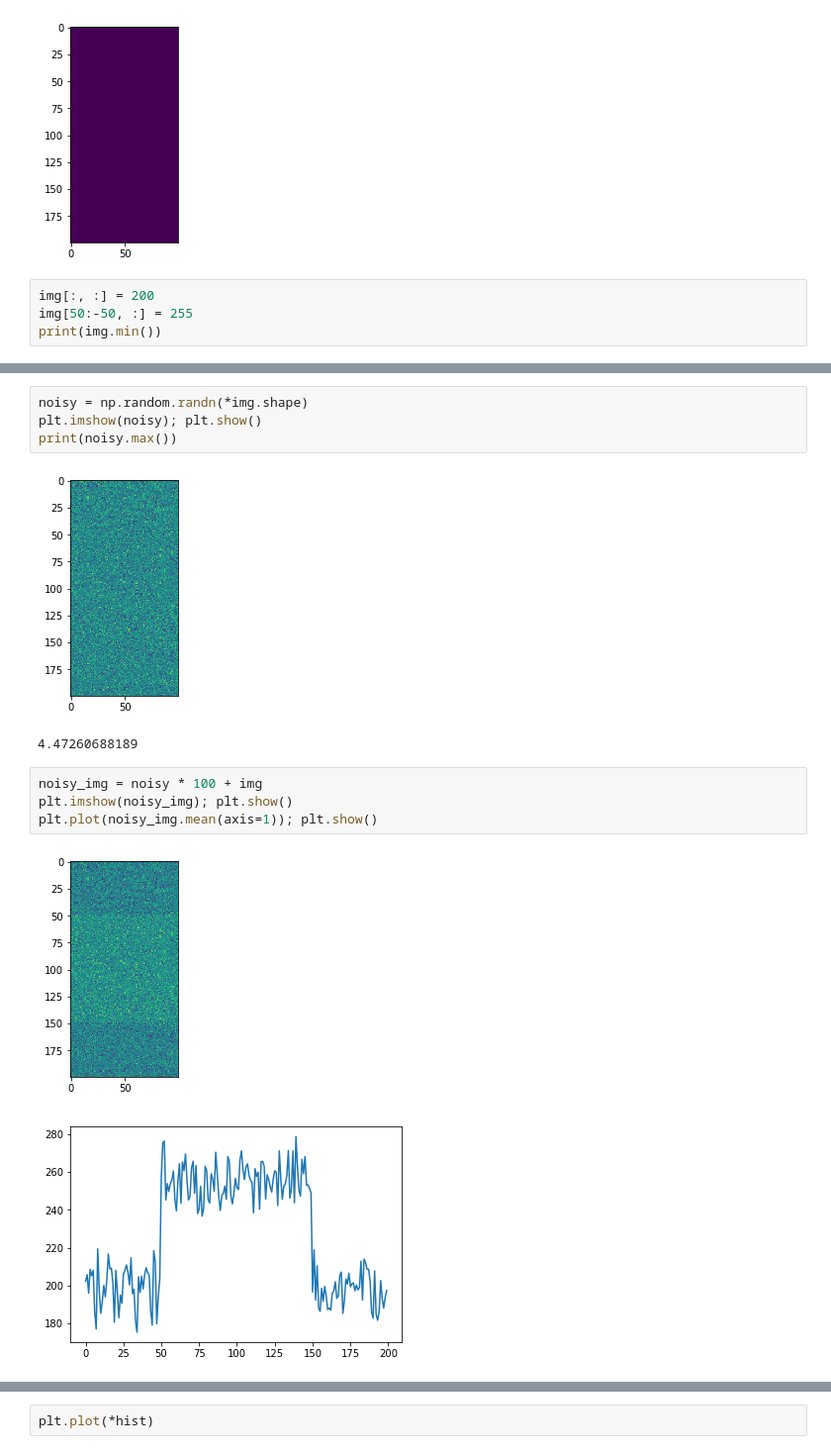
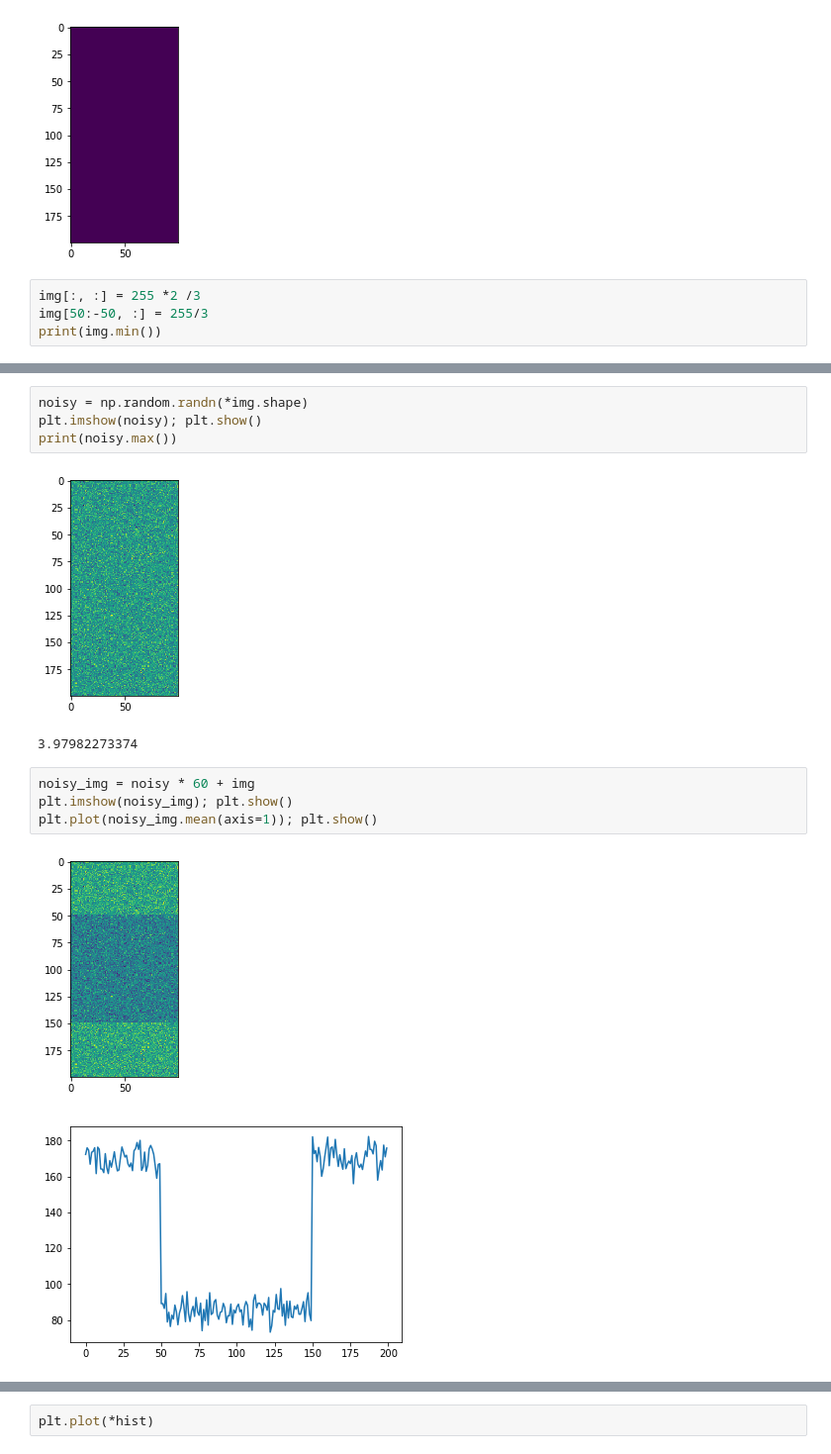
Before and after one commit to xgenadam/img-clean, a Jupyter notebook: signal_processing.ipynb, the cells around one changed output, grey strips where cells are left out. Shown at 99% size. Drawn from its saved outputs; the diff is of its cells as text.

Commit message:
worked on spotted noisy image

```diff
--- a/signal_processing.ipynb
+++ b/signal_processing.ipynb
@@ -10,7 +10,7 @@ plt.imshow(img); plt.show()
 # %% [output]
 [figure]
 # %%
-img[:, :] = 200
-img[50:-50, :] = 255
+img[:, :] = 255 *2 /3
+img[50:-50, :] = 255/3
 print(img.min())
 # %% [output]
@@ -24,15 +24,15 @@ noisy = np.random.randn(*img.shape)
 plt.imshow(noisy); plt.show()
 print(noisy.max())
 # %% [output]
-[figure, old version]
+[figure, new version]
-4.47260688189
+3.97982273374
 # %%
-noisy_img = noisy * 100 + img
+noisy_img = noisy * 60 + img
 plt.imshow(noisy_img); plt.show()
 plt.plot(noisy_img.mean(axis=1)); plt.show()
 # %% [output]
-[figure, old version]
+[figure, new version]
-[figure, old version]
+[figure, new version]
 # %%
 diff= np.diff(noisy_img.mean(axis=1))
 
```
Also changed, not shown: parts of 18 cells of this notebook.
